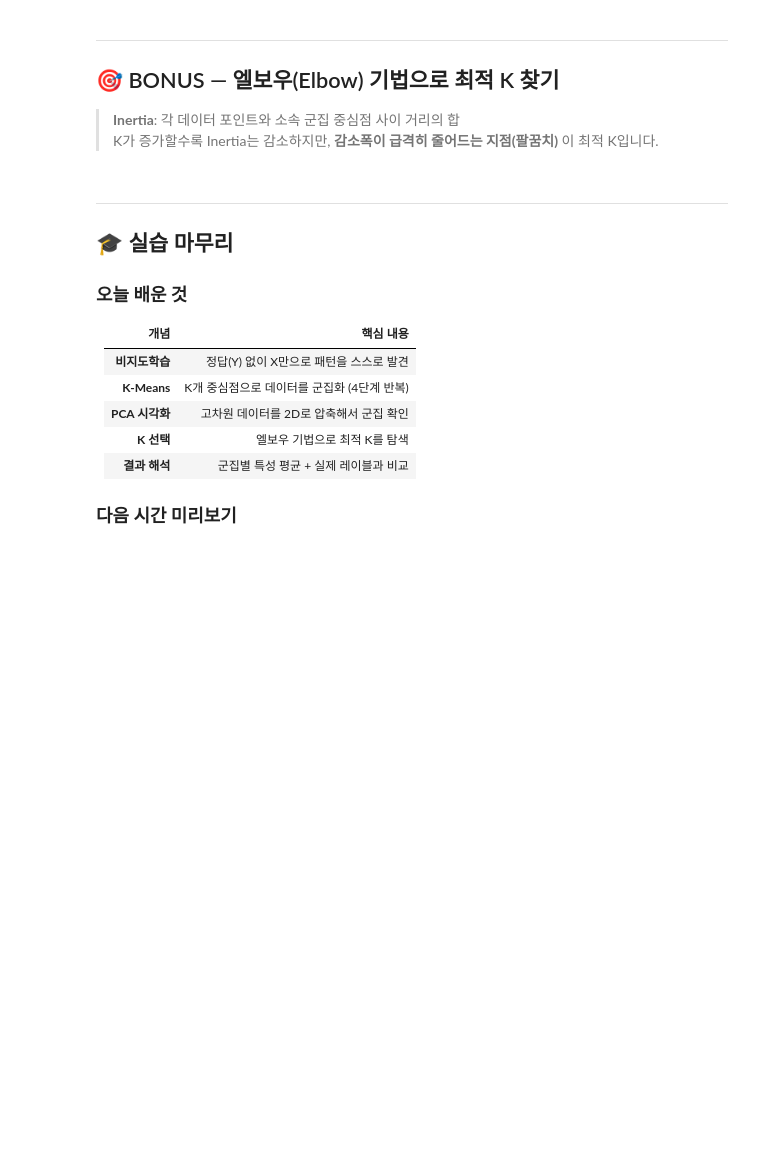
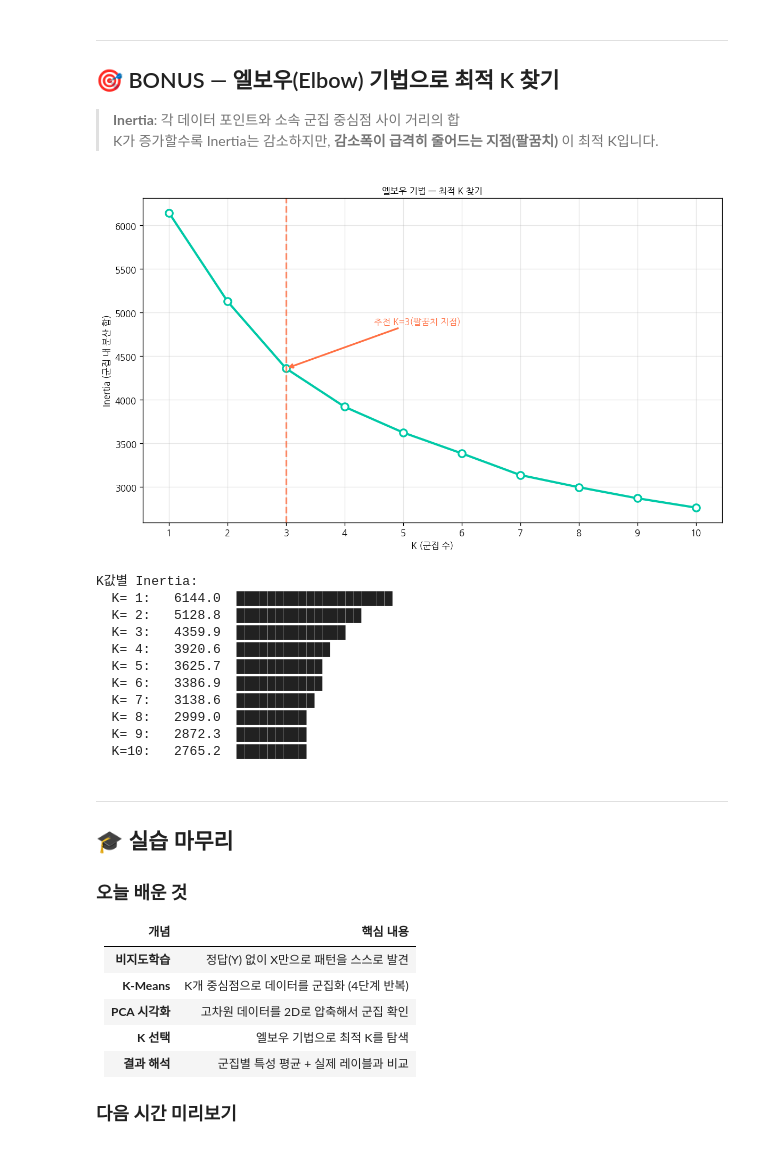
Before and after one commit to runmc3812/AI_Data_-Analytics, a Jupyter notebook: 7weeks/7주차_실습_비지도학습_K-Means.ipynb, the cells around one changed output. Drawn from its saved outputs; the diff is of its cells as text; code cells hidden in the pictures; blank space fills up the shorter version.

```diff
--- a/7weeks/7주차_실습_비지도학습_K-Means.ipynb
+++ b/7weeks/7주차_실습_비지도학습_K-Means.ipynb
@@ -418,37 +531,48 @@ for k in k_range:
     km = KMeans(n_clusters=k, random_state=42, n_init=10)
     km.fit(X_scaled)
     inertias.append(km.inertia_)
 
 # 엘보우 그래프
 fig, ax = plt.subplots(figsize=(10, 6))
 
 ax.plot(list(k_range), inertias, 'o-',
         color='#00C9A7', linewidth=2.5, markersize=8,
         markerfacecolor='white', markeredgewidth=2)
 
 # 최적 K 강조 (K=3)
 ax.axvline(x=3, color='#FF7043', linestyle='--', alpha=0.8, linewidth=2)
-ax.annotate('추천 K=3
-(팔꿈치 지점)', xy=(3, inertias[2]),
+ax.annotate('추천 K=3(팔꿈치 지점)', xy=(3, inertias[2]),
             xytext=(4.5, inertias[2] + (inertias[0]-inertias[-1])*0.15),
             fontsize=12, color='#FF7043', fontweight='bold',
             arrowprops=dict(arrowstyle='->', color='#FF7043', lw=2))
 
 ax.set_xlabel('K (군집 수)', fontsize=13)
 ax.set_ylabel('Inertia (군집 내 분산 합)', fontsize=13)
 ax.set_title('엘보우 기법 — 최적 K 찾기', fontsize=14, fontweight='bold')
 ax.set_xticks(list(k_range))
 ax.grid(True, alpha=0.3)
 
 apply_font_to_figure(fig)
 plt.tight_layout()
 plt.show()
 
-print(f"
-K값별 Inertia:")
+print(f"K값별 Inertia:")
 for k, iner in zip(k_range, inertias):
     bar = '█' * int(iner / inertias[0] * 20)
     print(f"  K={k:2d}: {iner:8.1f}  {bar}")
+# %% [output]
+[figure, added]
+K값별 Inertia:
+  K= 1:   6144.0  ████████████████████
+  K= 2:   5128.8  ████████████████
+  K= 3:   4359.9  ██████████████
+  K= 4:   3920.6  ████████████
+  K= 5:   3625.7  ███████████
+  K= 6:   3386.9  ███████████
+  K= 7:   3138.6  ██████████
+  K= 8:   2999.0  █████████
+  K= 9:   2872.3  █████████
+  K=10:   2765.2  █████████
 # %% [markdown]
 ---
 ## 🎓 실습 마무리
```
Also changed, not shown: parts of 14 cells of this notebook.
